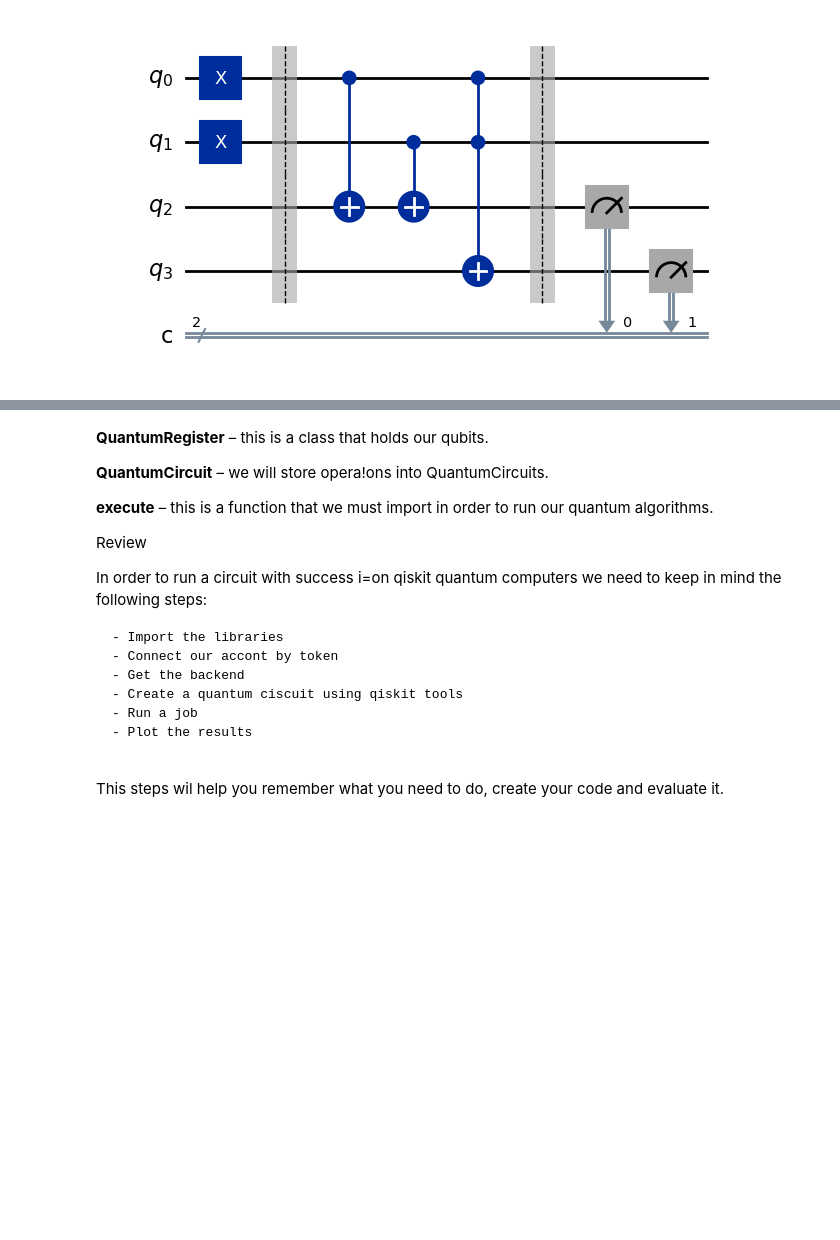
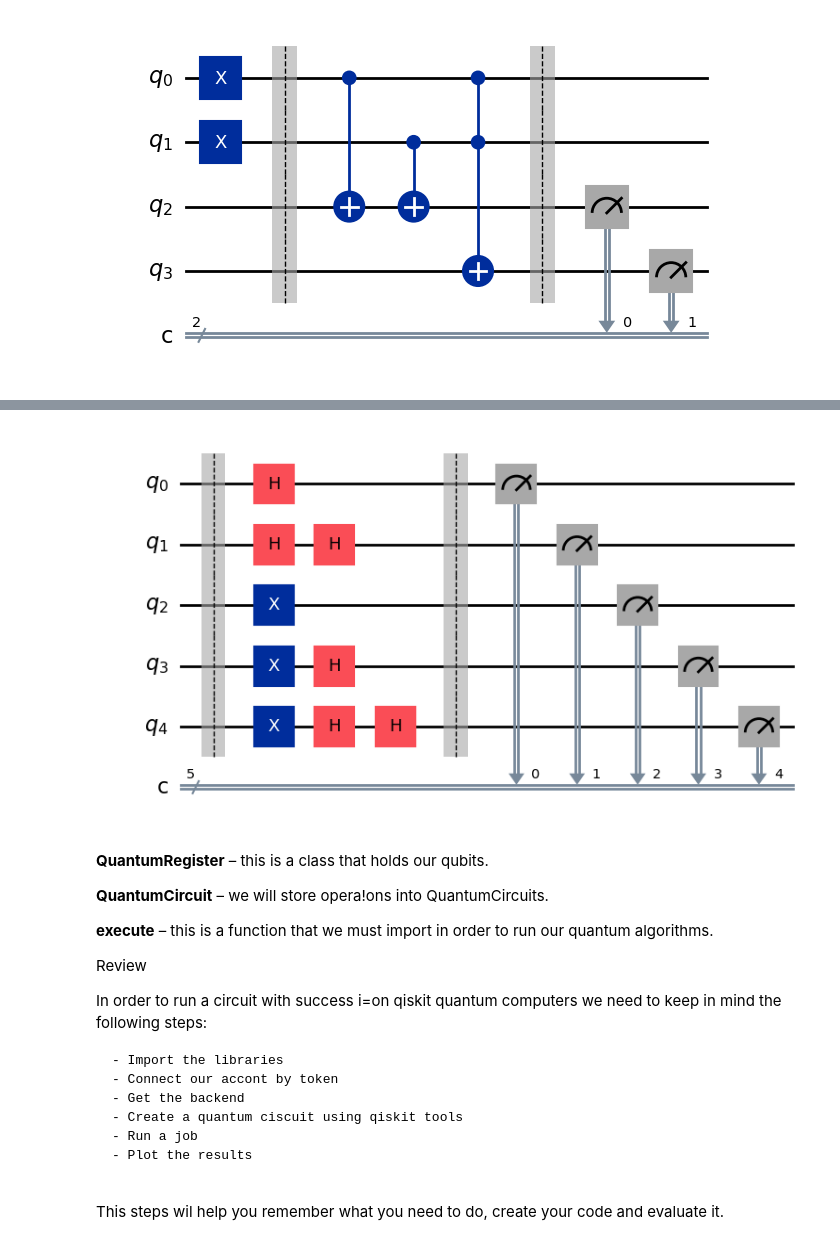
Before and after one commit to nfry25/Quantum_Informatics, a Jupyter notebook: 01_qiskit_tools.ipynb, the cells around one changed output, grey strips where cells are left out. Drawn from its saved outputs; the diff is of its cells as text; code cells hidden in the pictures; blank space fills up the shorter version.

```diff
--- a/01_qiskit_tools.ipynb
+++ b/01_qiskit_tools.ipynb
@@ -491,3 +484,48 @@ circuit.draw('mpl')
+# %%
+#Exercise 3: Recreate the circuit from the image
+
+%matplotlib inline
+#Import libraries
+from qiskit import QuantumCircuit, QuantumRegister, ClassicalRegister
+from qiskit.visualization import plot_histogram
+import matplotlib.pyplot as plt
+
+# Create Quantum and Classical Registers
+qr = QuantumRegister(5, 'q')
+cr = ClassicalRegister(5, 'c')
+
+# Create a Quantum Circuit
+circuit = QuantumCircuit(qr, cr)
+
+
+# Apply various gates
+circuit.barrier()
+
+#First layer of gates
+circuit.h(qr[0])
+circuit.h(qr[1])
+circuit.x(qr[2])
+circuit.x(qr[3])
+circuit.x(qr[4])
+
+#Second layer of gates
+circuit.h(qr[1])
+circuit.h(qr[3])
+circuit.h(qr[4])
+
+#Third layer
+circuit.h(qr[4])
+
+circuit.barrier()
+
+
+#Measure
+circuit.measure(qr, cr)
+
+# Draw the circuit
+circuit.draw('mpl')
+# %% [output]
+[figure, added]
 # %% [markdown]
 **QuantumRegister** – this is a class that holds our qubits.
 
```
Also changed, not shown: parts of 10 cells of this notebook, 3 other files.
